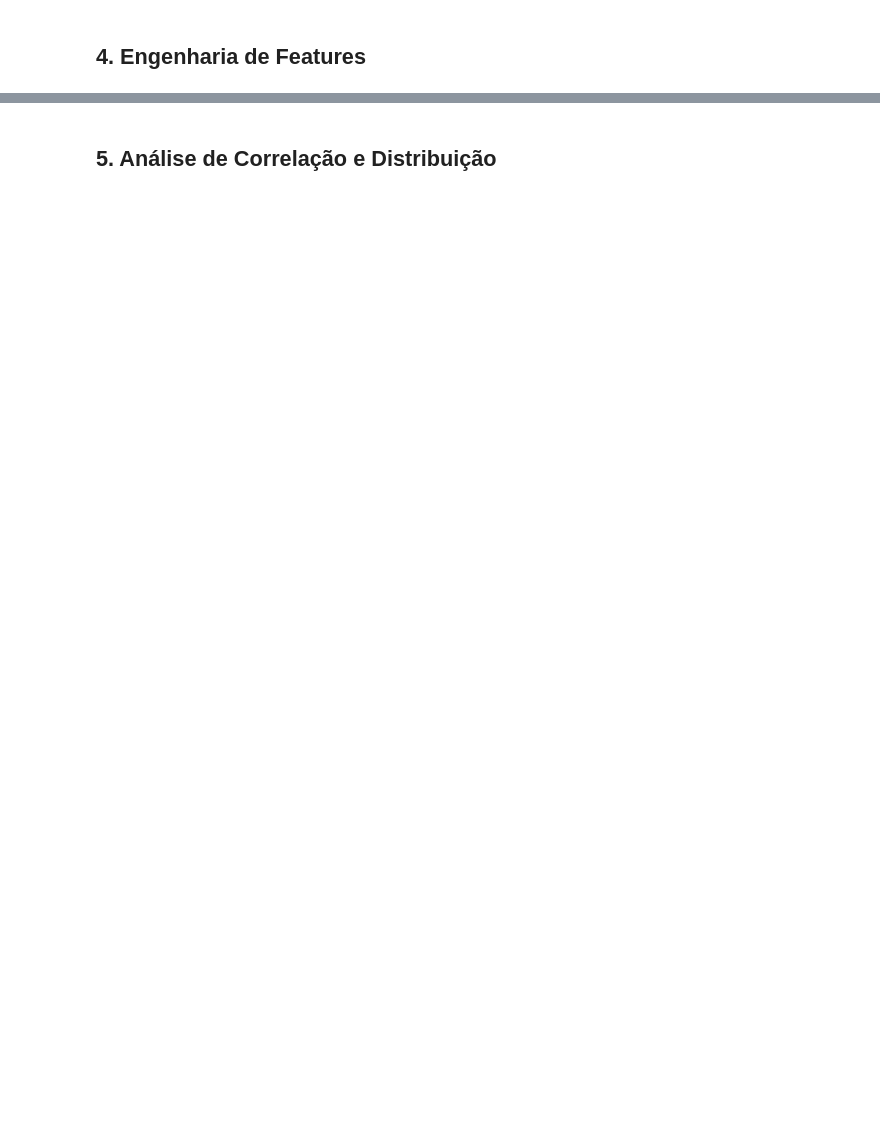
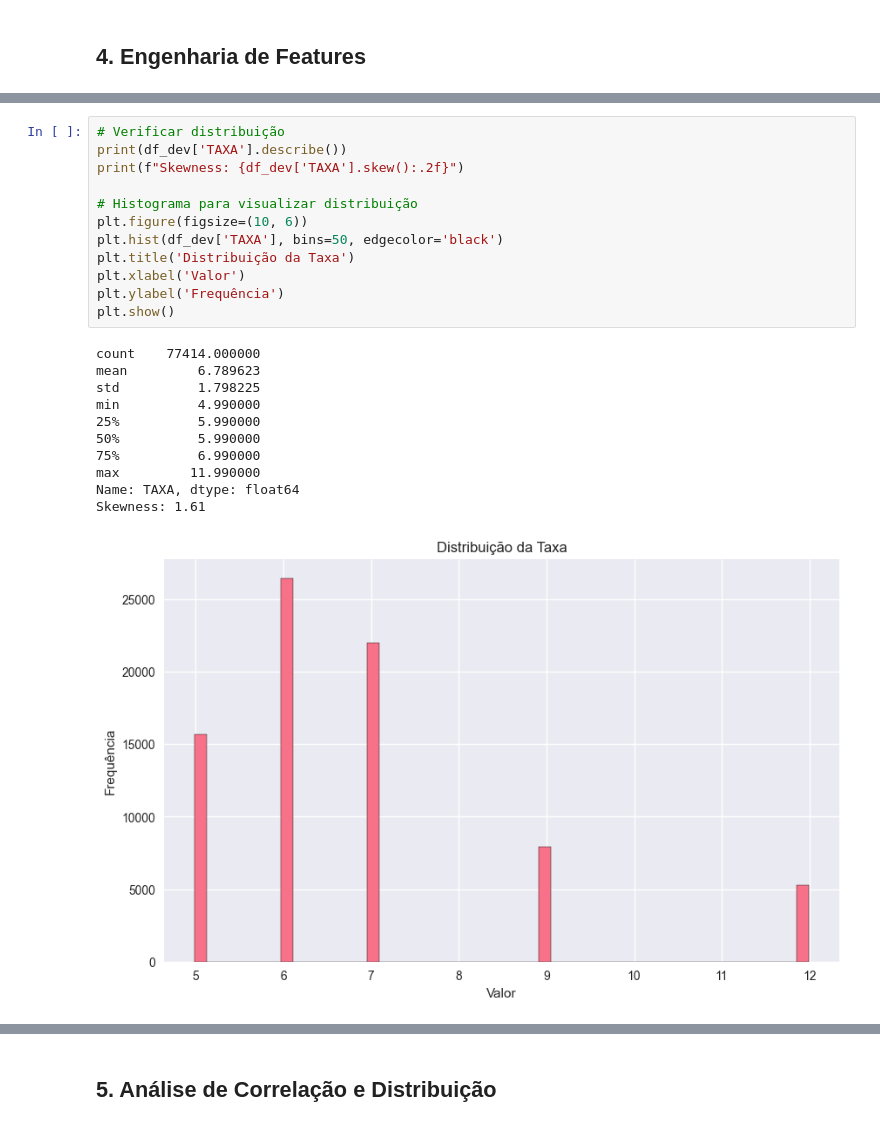
Before and after one commit to jhonatangopereira/TechnicalCaseDatarisk, a Jupyter notebook: analise_regressao_dias_atraso.ipynb, the cells around one changed output, grey strips where cells are left out. Cells and saved outputs as stored; diff of their text form; blank space fills up the shorter version.

```diff
--- a/analise_regressao_dias_atraso.ipynb
+++ b/analise_regressao_dias_atraso.ipynb
@@ -306,0 +354,24 @@ Shape final: (77414, 14)
+# %%
+# Verificar distribuição
+print(df_dev['TAXA'].describe())
+print(f"Skewness: {df_dev['TAXA'].skew():.2f}")
+
+# Histograma para visualizar distribuição
+plt.figure(figsize=(10, 6))
+plt.hist(df_dev['TAXA'], bins=50, edgecolor='black')
+plt.title('Distribuição da Taxa')
+plt.xlabel('Valor')
+plt.ylabel('Frequência')
+plt.show()
+# %% [output]
+count    77414.000000
+mean         6.789623
+std          1.798225
+min          4.990000
+25%          5.990000
+50%          5.990000
+75%          6.990000
+max         11.990000
+Name: TAXA, dtype: float64
+Skewness: 1.61
+[figure, added]
```
Also changed, not shown: parts of 49 cells of this notebook, 2 other files.
